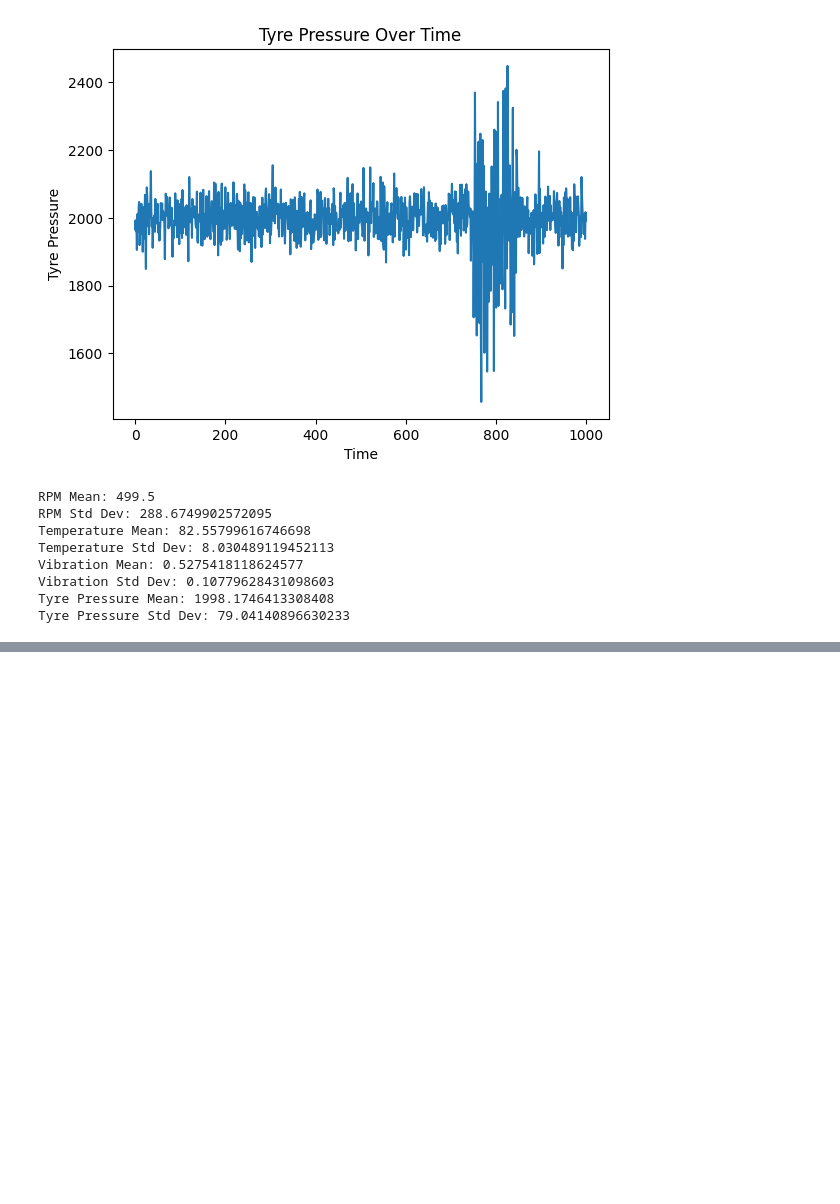
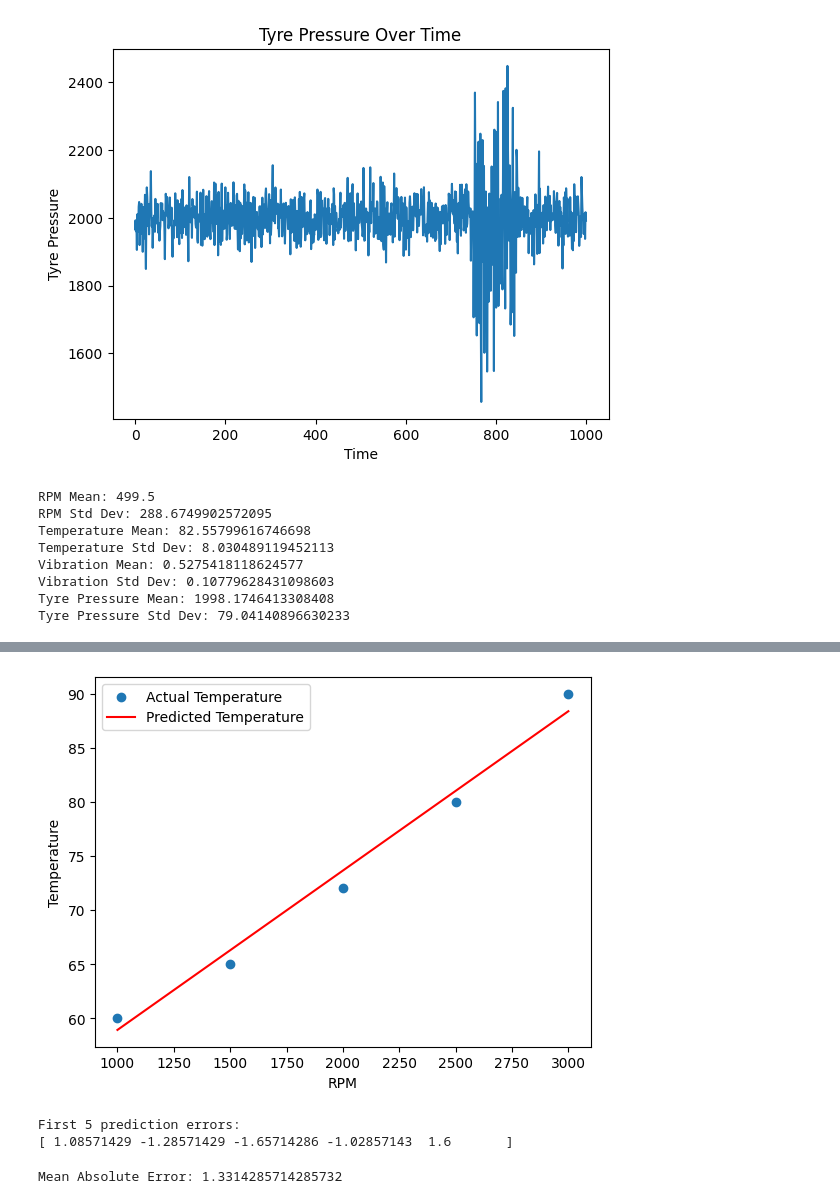
Before and after one commit to mavericus72/sensor-analysis, a Jupyter notebook: analysis/sensor_analysis.ipynb, the cells around one changed output, grey strips where cells are left out. Cells and saved outputs as stored; diff of their text form; code cells hidden in the pictures; blank space fills up the shorter version.

```diff
--- a/analysis/sensor_analysis.ipynb
+++ b/analysis/sensor_analysis.ipynb
@@ -96,0 +126,11 @@ Tyre Pressure Std Dev: 79.04140896630233
+# %%
+predicted_temp = model.predict(rpm)
+# %%
+plt.scatter(rpm, temperature, label="Actual Temperature")
+plt.plot(rpm, predicted_temp, color="red", label="Predicted Temperature")
+plt.xlabel("RPM")
+plt.ylabel("Temperature")
+plt.legend()
+plt.show()
+# %% [output]
+[figure, added]
@@ -96,0 +139,13 @@ Tyre Pressure Std Dev: 79.04140896630233
+# %%
+print("First 5 prediction errors:")
+print(error[:5])
+# %% [output]
+First 5 prediction errors:
+[ 1.08571429 -1.28571429 -1.65714286 -1.02857143  1.6       ]
+# %%
+from sklearn.metrics import mean_absolute_error
+
+mae = mean_absolute_error(temperature, predicted_temp)
+print("Mean Absolute Error:", mae)
+# %% [output]
+Mean Absolute Error: 1.3314285714285732
```
Also changed, not shown: parts of 16 cells of this notebook, 2 other files.
